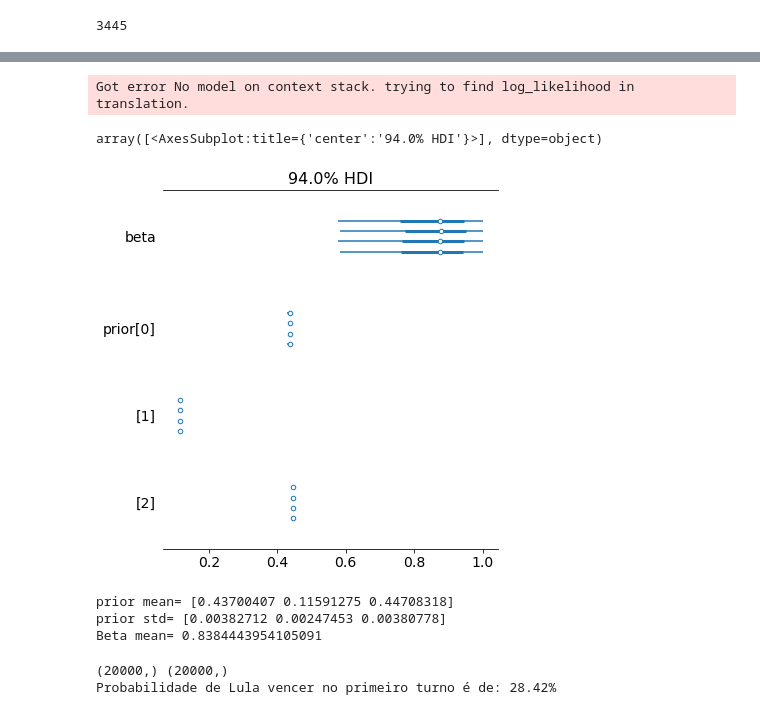
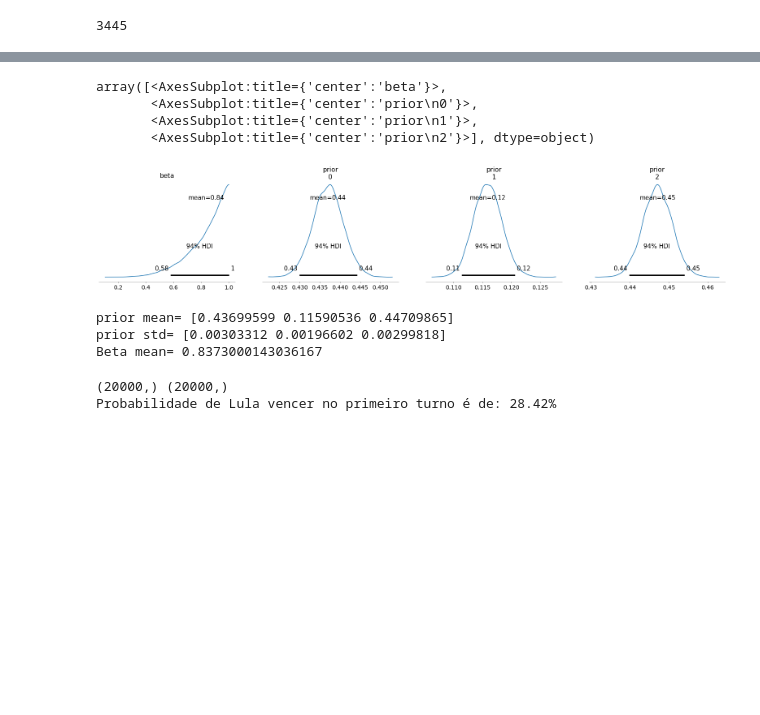
Before and after one commit to xboard/fastpages-blog, a Jupyter notebook: _notebooks/2022-01-07-brazils-2022-presidential-elections-polls-analysis-part1.ipynb, the cells around one changed output, grey strips where cells are left out. Cells and saved outputs as stored; diff of their text form; code cells hidden in the pictures; blank space fills up the shorter version.

```diff
--- a/_notebooks/2022-01-07-brazils-2022-presidential-elections-polls-analysis-part1.ipynb
+++ b/_notebooks/2022-01-07-brazils-2022-presidential-elections-polls-analysis-part1.ipynb
@@ -277,7 +277,7 @@ with pm.Model() as dirichlet_model:
 3445
 # %%
 with dirichlet_model:
-   dirichlet_trace = pm.sample(5000, chains=4, progressbar=False) # 20K samples
+   dirichlet_trace = pm.sample(5000, chains=4, return_inferencedata=True, cores=4, progressbar=False) # 20K samples
    ppc = pm.sample_posterior_predictive(
         dirichlet_trace, random_seed=1777,
    )
@@ -293,18 +293,20 @@ Sampling 4 chains for 1_000 tune and 5_000 draw iterations (4_000 + 20_000 draws
 # %%
-az.plot_forest(dirichlet_trace)
+az.plot_posterior(dirichlet_trace)
 # %% [output]
-Got error No model on context stack. trying to find log_likelihood in translation.
+array([<AxesSubplot:title={'center':'beta'}>,
+       <AxesSubplot:title={'center':'prior\n0'}>,
+       <AxesSubplot:title={'center':'prior\n1'}>,
+       <AxesSubplot:title={'center':'prior\n2'}>], dtype=object)
-array([<AxesSubplot:title={'center':'94.0% HDI'}>], dtype=object)
-[figure, old version]
+[figure, new version]
 # %%
-print("prior mean=", dirichlet_trace.get_values("prior").mean(axis=0))
-print("prior std=", dirichlet_trace.get_values("prior").std(axis=0))
-print("Beta mean=", dirichlet_trace.get_values("beta").mean(axis=0))
+print("prior mean=", dirichlet_trace.posterior["prior"].values.mean(axis=1).mean(axis=0))
+print("prior std=", dirichlet_trace.posterior["prior"].values.std(axis=0).mean(axis=0))
+print("Beta mean=", dirichlet_trace.posterior["beta"].values.mean(axis=1).mean(axis=0))
 # print("unif mean=", dirichlet_trace.get_values("unif").mean(axis=0))
 # %% [output]
-prior mean= [0.43700407 0.11591275 0.44708318]
-prior std= [0.00382712 0.00247453 0.00380778]
-Beta mean= 0.8384443954105091
+prior mean= [0.43699599 0.11590536 0.44709865]
+prior std= [0.00303312 0.00196602 0.00299818]
+Beta mean= 0.8373000143036167
 # %%
 lula = ppc['like'][:, 0]
 demais = ppc['like'][:, 2]
```
Also changed, not shown: parts of 1 cell of this notebook.
